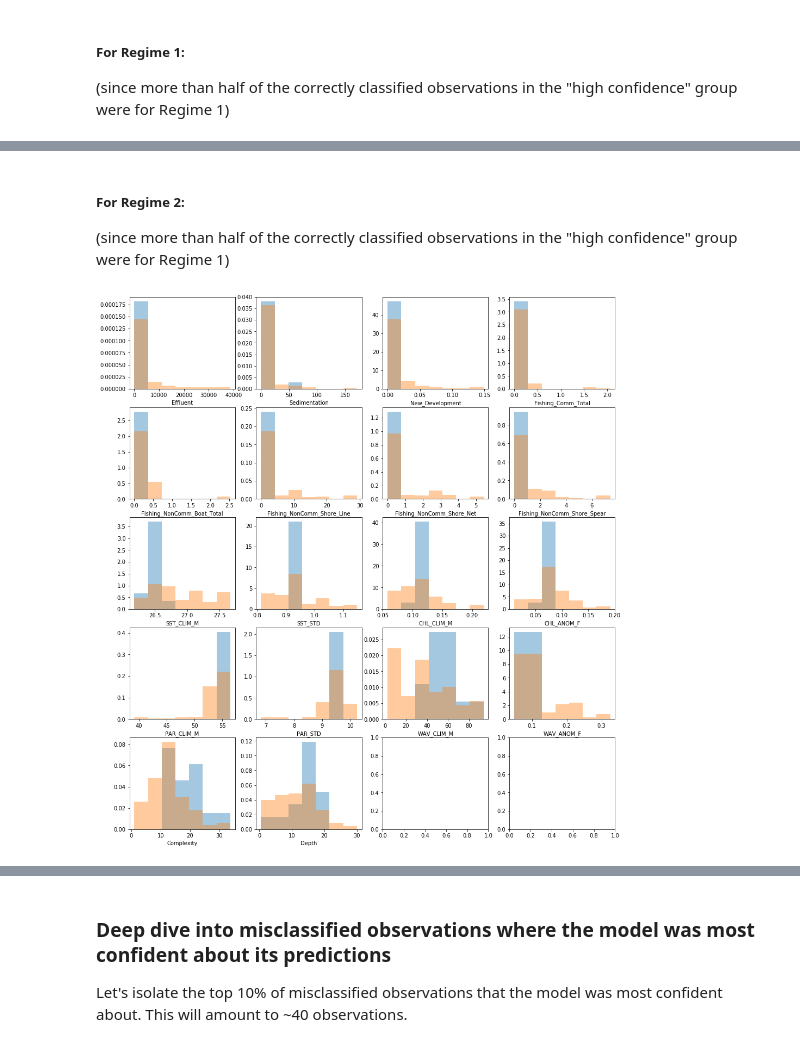
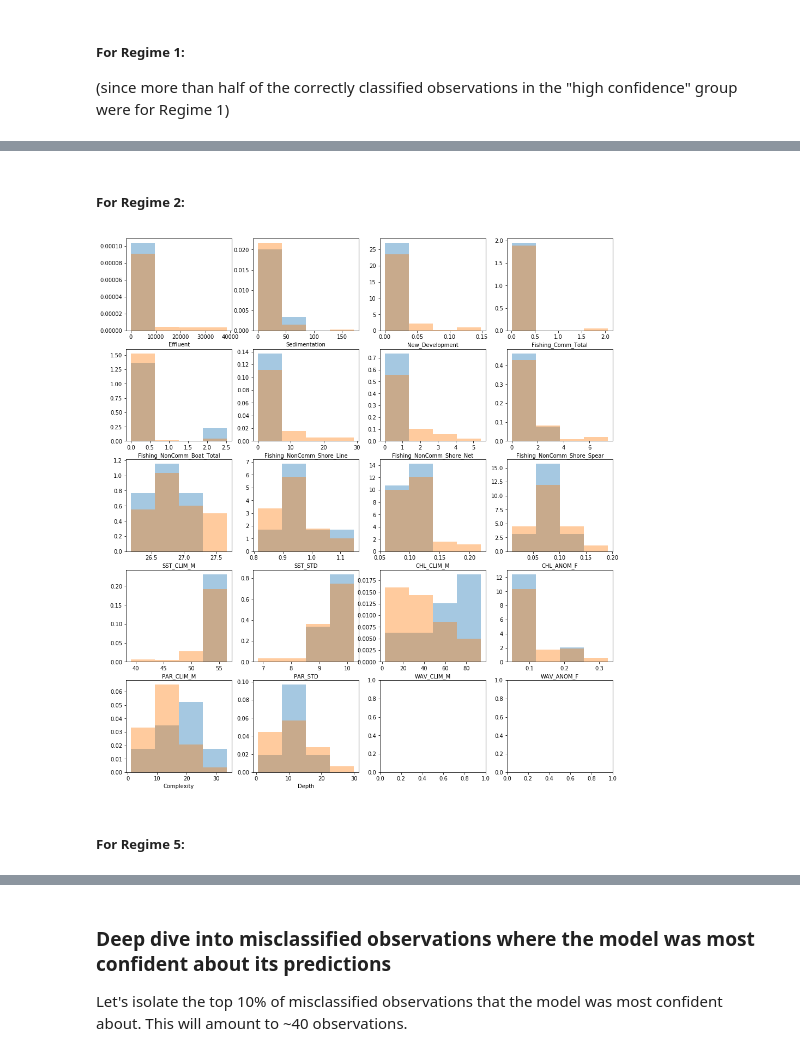
Before and after one commit to salliewalecka/Hawaii_RegimesPredictors, a Jupyter notebook: notebooks/Logistic_Regressions_with_Error_Analysis.ipynb, the cells around one changed output, grey strips where cells are left out. Cells and saved outputs as stored; diff of their text form; code cells hidden in the pictures.

```diff
--- a/notebooks/Logistic_Regressions_with_Error_Analysis.ipynb
+++ b/notebooks/Logistic_Regressions_with_Error_Analysis.ipynb
@@ -30,13 +30,8 @@ df, train, val, test = load_data.load_coral_data(complete=True, CV=False, conver
 #### Data Prep
 # %%
 # isolate the predictors and labels for both the training and test set
-train_X = train.iloc[:, 14:34]
-train_y = train['Regime']
-
-val_X = val.iloc[:, 14:34]
-val_y = val['Regime']
-
-pred_names = df.iloc[:, 14:34].columns
+train_X, train_y, pred_names = load_data.get_features_and_response(train, with_feature_eng = False)
+val_X, val_y, _ = load_data.get_features_and_response(val, with_feature_eng = False)
 # %% [markdown]
 ##### Standardize the data
 # %%
@@ -355,7 +350,7 @@ top_10p = round(error_analysis_df.shape[0] * 0.1)
 idx = error_analysis_df.sort_values(by='pred_prob', ascending=False)[0:top_10p].index.tolist()
 
 # get these 40 observations and the relevant feature columns
-subset = train.iloc[idx, 15:35]
+subset = train.iloc[idx, 14:34]
 # %% [markdown]
 ##### Check to see if there were any observations in this group that were misclassified:
 # %%
@@ -406,11 +409,11 @@ def plot_diff_by_regime(regime_num, subset_idx, num_bins):
     sub_r_idx = sub_r_idx.index.tolist()
 
     # get the relevant feature columns for those observations of the subset
-    subset_r = train.iloc[sub_r_idx, 15:35]
+    subset_r = train.iloc[sub_r_idx, 14:34]
 
     # get all the observations of the specified regime and the relevant features from train
     r_idx = error_analysis_df[error_analysis_df['label'] == regime_num].index.tolist()
-    r = train.iloc[r_idx, 15:35]
+    r = train.iloc[r_idx, 14:34]
 
     # overlay distribution of features
     fig, axes = plt.subplots(5,4, figsize = (16,18))
@@ -429,7 +432,8 @@ plot_diff_by_regime(regime_num=1, subset_idx=idx, num_bins=8)
-# %% [markdown]
-##### For Regime 2:
-(since more than half of the correctly classified observations in the "high confidence" group were for Regime 1)
+# %% [markdown]
+##### For Regime 2:
 # %%
-plot_diff_by_regime(regime_num=2, subset_idx=idx, num_bins=8)
+plot_diff_by_regime(regime_num=2, subset_idx=idx, num_bins=5)
 # %% [output]
-[figure, old version]
+[figure, new version]
+# %% [markdown]
+##### For Regime 5:
```
Also changed, not shown: parts of 32 cells of this notebook.
